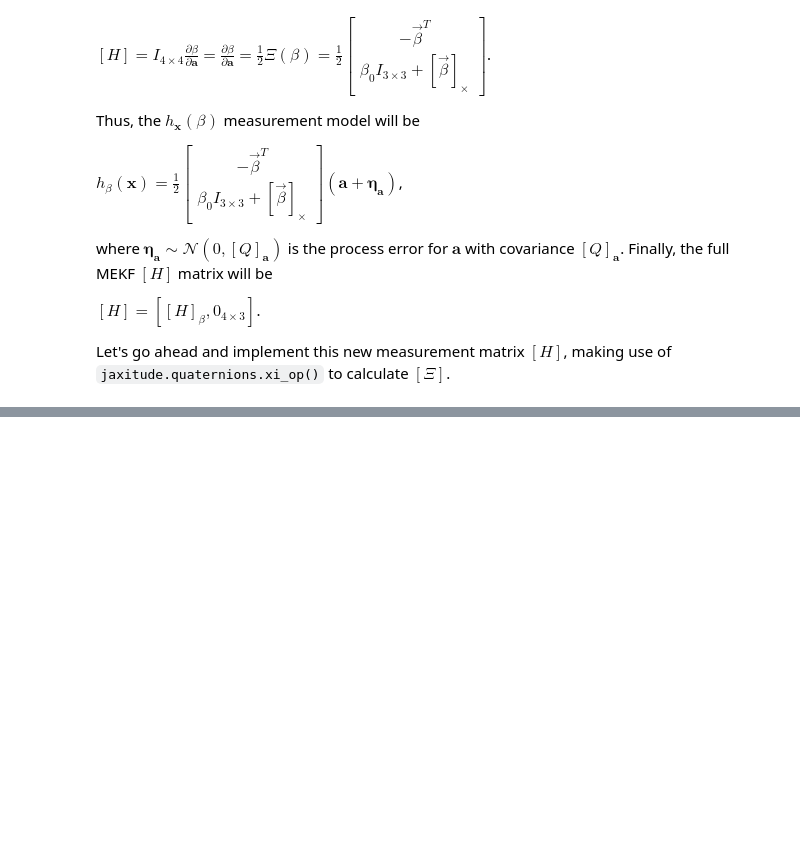
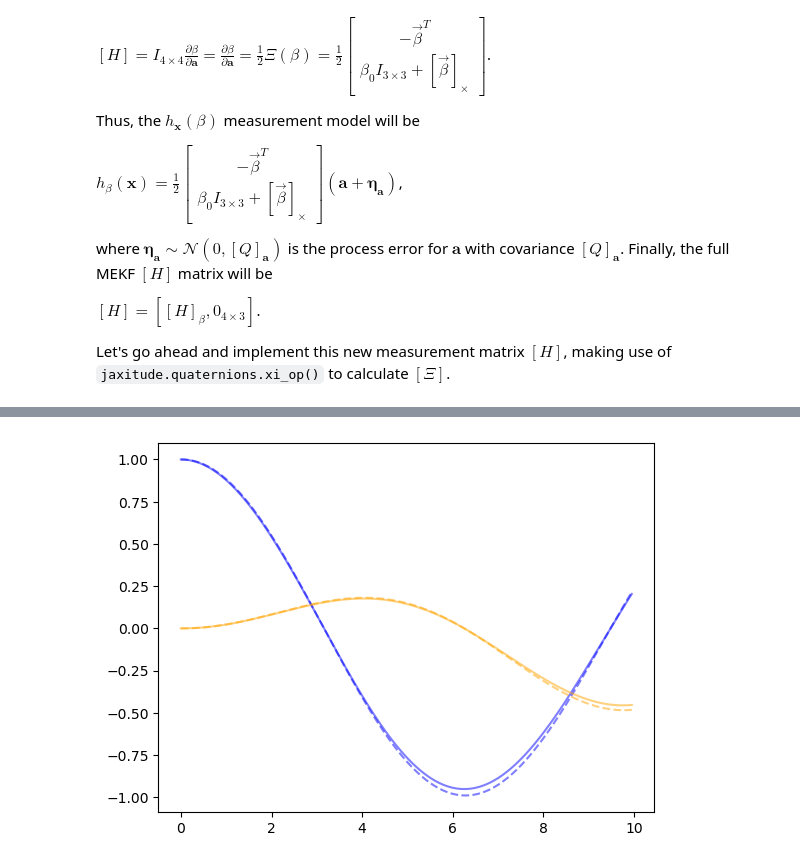
Before and after one commit to jhand1993/jaxitude, a Jupyter notebook: demos/demo_quat_filters.ipynb, the cells around one changed output, grey strips where cells are left out. Drawn from its saved outputs; the diff is of its cells as text; code cells hidden in the pictures; blank space fills up the shorter version.

```diff
--- a/demos/demo_quat_filters.ipynb
+++ b/demos/demo_quat_filters.ipynb
@@ -235,8 +235,8 @@ class AEKF:
         x_est: jnp.ndarray,
         w: jnp.ndarray,
     ) -> jnp.ndarray:
-        """ Dynamical system equations relating current state and measured rates w
-            to dx/dt.
+        """ Dynamical system equations relating current state and measured rates
+            w to dx/dt.
 
         Args:
             x_est (jnp.ndarray): 7x1 matrix, state vector estimate.
@@ -321,7 +321,7 @@ def tangent_f(
     w_obs: jnp.ndarray
 ) -> jnp.ndarray:
     """ Gets the linearized kinematics equation matrix at x=x_ref:
-        F = Jac(f(x, w=w_obs))(x_ref).
+        F = Jac(f(x, w=w_obs))(x_est).
 
     Args:
         x_est (jnp.ndarray): 7x1 matrix, state vector estimate to linearize
@@ -342,7 +342,7 @@ def tangent_g(
     x_est: jnp.ndarray,
 ) -> jnp.ndarray:
     """ Gets the linearized kinematics equation matrix at eta=0:
-        G = Jac(g(x=x_ref, eta))(eta=0).
+        G = Jac(g(x=x_est, eta))(eta=0).
 
     Args:
         x_est (jnp.ndarray): 7x1 matrix, state vector to linearize at.
@@ -1116,0 +1617,87 @@ We can evolve this estimate along $\Delta t$ using the measured attitude rate $\
+# %%
+def quat_integrator(
+    b: jnp.ndarray,
+    dt: float,
+    w: jnp.ndarray,
+    tol: float = 1e-6
+) -> jnp.ndarray:
+    """ First-order quaternion integrator based on Grouch-Grossman method,
+        where w is constant during time step dt.
+
+        If |w| < tol, then a linear approximation of Grouch-Grossman method is
+        used to prevent numerical instability.
+
+    Args:
+        b (jnp.ndarray): 4x1 matrix, quaternion  before integration.
+        dt (float): Integration time interval.
+        w (jnp.ndarray): 3x1 matrix, angular rates during integration. Assumed
+            to be constant during integration.
+        to (float): Tolerance for switching to a linear approximation of the
+            Grouch-Grossman method (aka switch to Euler's method). Defaults to
+            1e-6.
+
+    Returns:
+        jnp.ndarray: 4x1 matrix, integrated quaternion.
+    """
+
+    return jnp.where(
+        jnp.linalg.norm(w) < tol,
+        autonomous_euler(
+            evolve_quat,
+            b, dt, w
+        ),
+        compose_quat(
+            b,
+            quat_expm(w * dt)
+        )
+    )
+
+w_func = lambda t: jnp.array(
+    [[jnp.sin(0.1 * t)],
+     [jnp.cos(0.1 * t)],
+     [0.]]
+)
+
+b1 = jnp.array(
+    [[1.],
+     [0.],
+     [0.],
+     [0.]]
+)
+b2 = b1.copy()
+
+b1_list = []
+b2_list = []
+dt = 0.05
+t_arr = jnp.arange(0., 10., dt)
+
+integrator1 = lambda b, w: autonomous_euler(
+        evolve_quat,
+        b,
+        dt,
+        w
+    )
+
+integrator2 = lambda b, w: quat_integrator(
+        b,
+        dt,
+        w
+    )
+
+for t in t_arr:
+    w = w_func(t)
+    b1_list.append(b1)
+    b2_list.append(b2)
+    b1 = integrator1(b1, w)
+    b2 = integrator2(b2, w)
+
+
+
+b1_arr = jnp.array(b1_list)
+b2_arr = jnp.array(b2_list)
+plt.plot(t_arr, b1_arr[:, 0, :], color='blue', ls='--', alpha=0.5)
+plt.plot(t_arr, b2_arr[:, 0, :], color='blue', ls='-', alpha=0.5)
+
+plt.plot(t_arr, b1_arr[:, 1, :], color='orange', ls='--', alpha=0.5)
+plt.plot(t_arr, b2_arr[:, 1, :], color='orange', ls='-', alpha=0.5)
+# %% [output]
@@ -1116,0 +1705 @@ We can evolve this estimate along $\Delta t$ using the measured attitude rate $\
+[figure, added]
```
Also changed, not shown: parts of 18 cells of this notebook, 3 other files.
